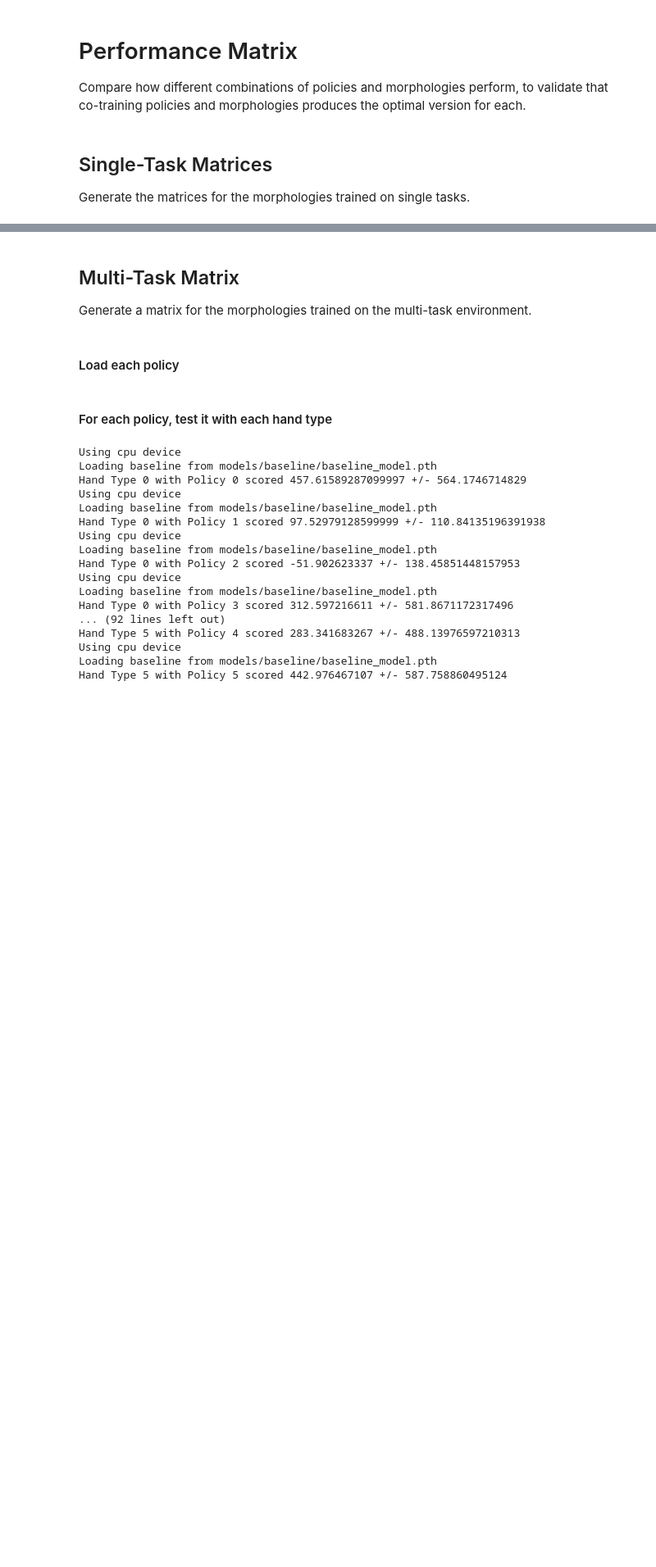
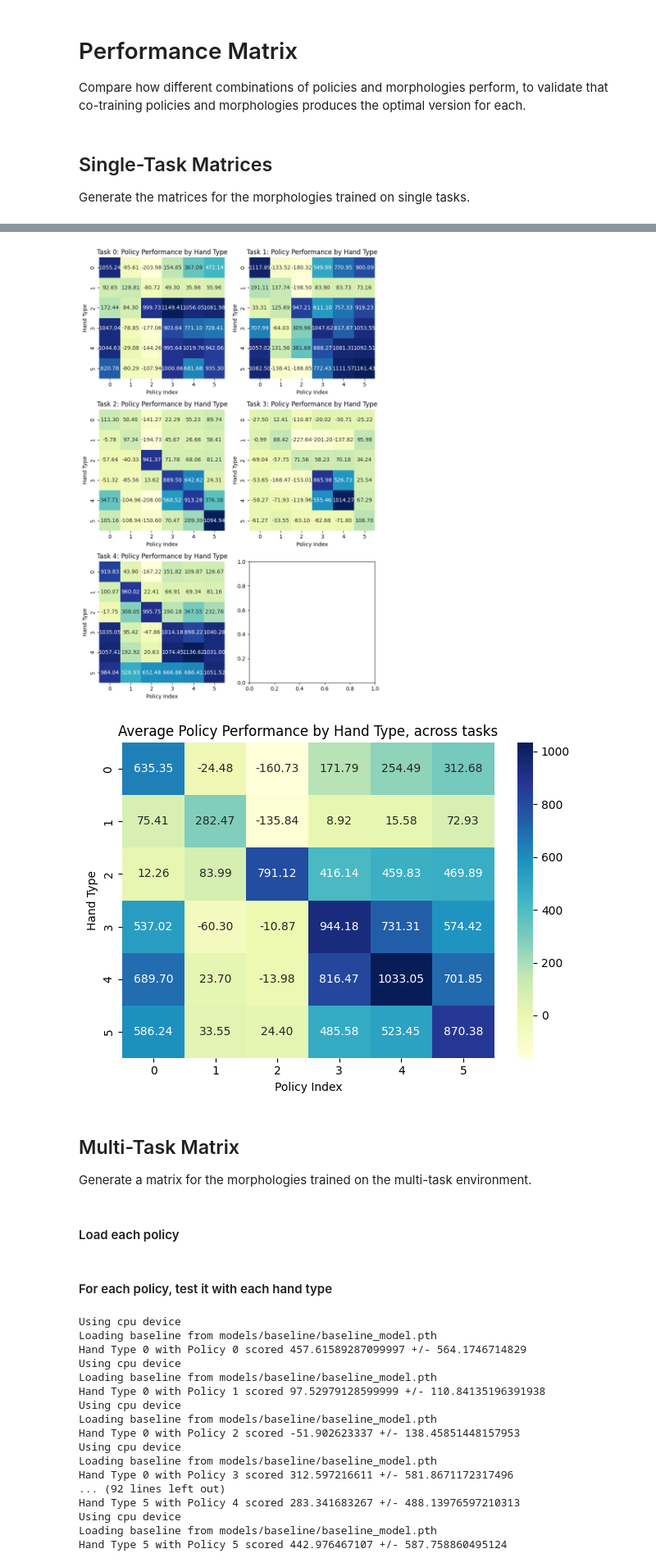
Before and after one commit to WillSumerfield/SimpleRobotSim, a Jupyter notebook: src/PerformanceMatrix.ipynb, the cells around one changed output, grey strips where cells are left out. Shown: that part at 82% size. Cells and saved outputs as stored; diff of their text form; code cells hidden in the pictures; blank space fills up the shorter version.

Commit message:
Updated performance matrix, added results

```diff
--- a/src/PerformanceMatrix.ipynb
+++ b/src/PerformanceMatrix.ipynb
@@ -44,0 +41,16 @@ pass
+# %%
+scores = np.zeros((5, 6, 6))
+
+for task_type in range(5):
+    for hand_type in range(6):
+        env = make_vec_env(lambda: _make_env("Grasper/Manipulation-v0", hand_type, task_type), n_envs=24, vec_env_cls=SubprocVecEnv)
+        # For each policy
+        for policy_idx in range(6):
+            policy_path = f"models/hand_type_{policy_idx}_task_{task_type}/ppo_grasper"
+            model = DAPG.load(path=policy_path, env=env, **ppo_args)
+            # Score each model by running it on the environment
+            mean_reward, std_reward = evaluate_policy(model, env, n_eval_episodes=1000, deterministic=True)
+            del model
+            print(f"Task {task_type}: Hand Type {hand_type} with Policy {policy_idx} scored {mean_reward} +/- {std_reward}")
+            scores[task_type, policy_idx, hand_type] = mean_reward
+        del env
@@ -45,3 +75,34 @@ pass
+# %%
+# Generate a heatmap for each task type
+fig, axes = plt.subplots(3, 2, figsize=(8, 12))
+axes = axes.flatten()
+for task_type in range(5):
+    ax = axes[task_type]
+    sns.heatmap(scores[task_type], annot=True, fmt=".2f", cmap="YlGnBu", cbar=False, ax=ax)
+    ax.set_title(f"Task {task_type}: Policy Performance by Hand Type")
+    ax.set_xlabel("Policy Index")
+    ax.set_ylabel("Hand Type")
+    ax.set_xticks(np.arange(6) + 0.5)
+    ax.set_xticklabels(np.arange(6))
+    ax.set_yticks(np.arange(6) + 0.5)
+    ax.set_yticklabels(np.arange(6))
+plt.tight_layout()
+plt.savefig("diagrams/model_performance_heatmaps.png")
+plt.show()
+
+# Make a heatmap of the average performance across all tasks
+sns.heatmap(scores.mean(axis=0), annot=True, fmt=".2f", cmap="YlGnBu", cbar=True)
+plt.title("Average Policy Performance by Hand Type, across tasks")
+plt.xlabel("Policy Index")
+plt.ylabel("Hand Type")
+plt.xticks(ticks=np.arange(6) + 0.5, labels=np.arange(6))
+plt.yticks(ticks=np.arange(6) + 0.5, labels=np.arange(6))
+plt.tight_layout()
+plt.savefig("diagrams/model_performance_heatmap_avg.png")
+plt.show()
+# %% [output]
+[figure, added]
+[figure, added]
 # %% [markdown]
 ## Multi-Task Matrix
 Generate a matrix for the morphologies trained on the multi-task environment.
```
Also changed, not shown: parts of 3 cells of this notebook, 2 other files.
